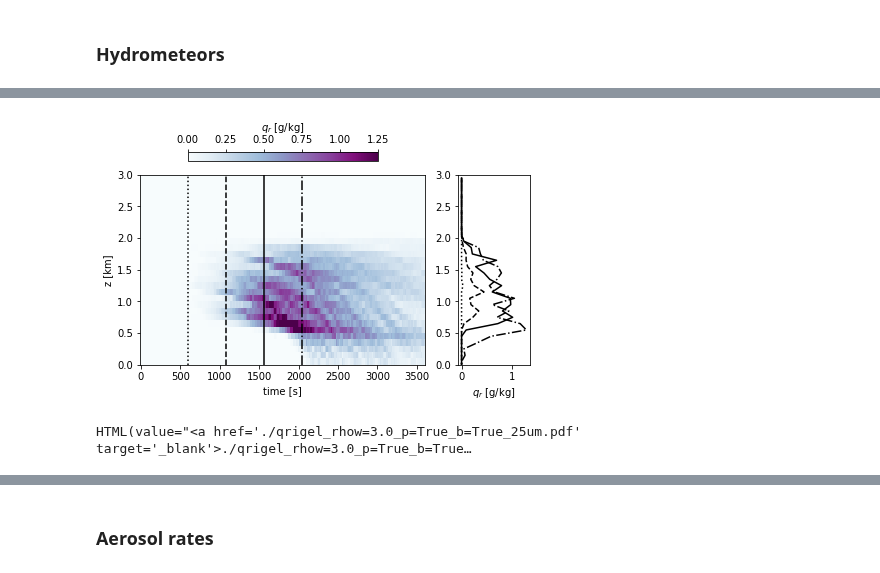
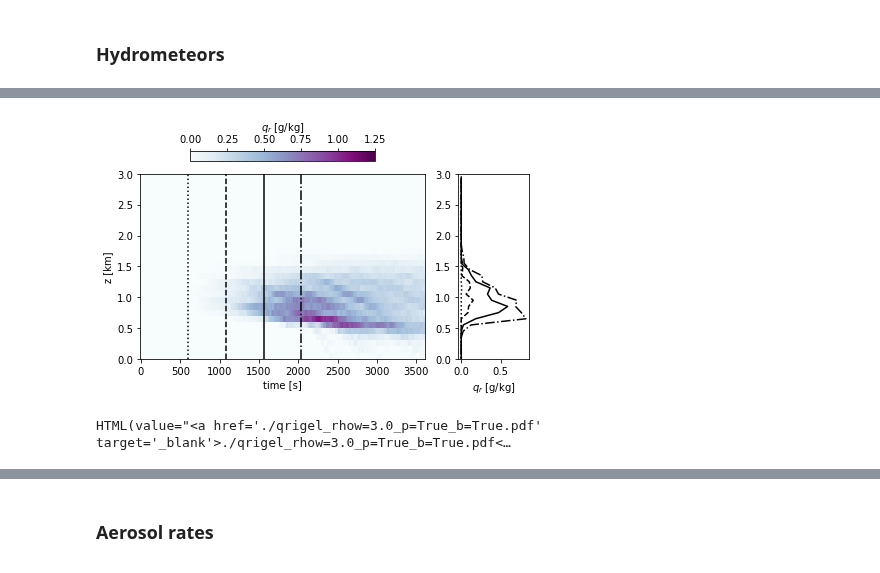
Before and after one commit to slayoo/PySDM-examples, a Jupyter notebook: PySDM_examples/deJong_Mackay_2022/rainshaft_1D.ipynb, the cells around one changed output, grey strips where cells are left out. Cells and saved outputs as stored; diff of their text form; code cells hidden in the pictures.

```diff
--- a/PySDM_examples/deJong_Mackay_2022/rainshaft_1D.ipynb
+++ b/PySDM_examples/deJong_Mackay_2022/rainshaft_1D.ipynb
@@ -176,10 +174,10 @@ HTML(value="<a href='./qr_rhow=3.0_p=True_b=True.pdf' target='_blank'>./qr_rhow=
 # %%
 line={10: ':', 18: '--', 26: '-', 34: '-.'}
 plot1D(var='qr_igel', qlabel='$q_r$ [g/kg]', fname=f'figures/qrigel_'+key+other_label+'.pdf',
-    output=output2[key],vmin=0.0,vmax=1.0,line=line,cmax=1.25)
+    output=output[key],vmin=0.0,vmax=1.0,line=line,cmax=1.25)
 # %% [output]
-[figure, old version]
+[figure, new version]
-HTML(value="<a href='./qrigel_rhow=3.0_p=True_b=True_25um.pdf' target='_blank'>./qrigel_rhow=3.0_p=True_b=True…
+HTML(value="<a href='./qrigel_rhow=3.0_p=True_b=True.pdf' target='_blank'>./qrigel_rhow=3.0_p=True_b=True.pdf<…
 # %%
 line={10: ':', 18: '--', 26: '-', 34: '-.'}
 breakup=True
```
Also changed, not shown: parts of 40 cells of this notebook, 8 other files.
